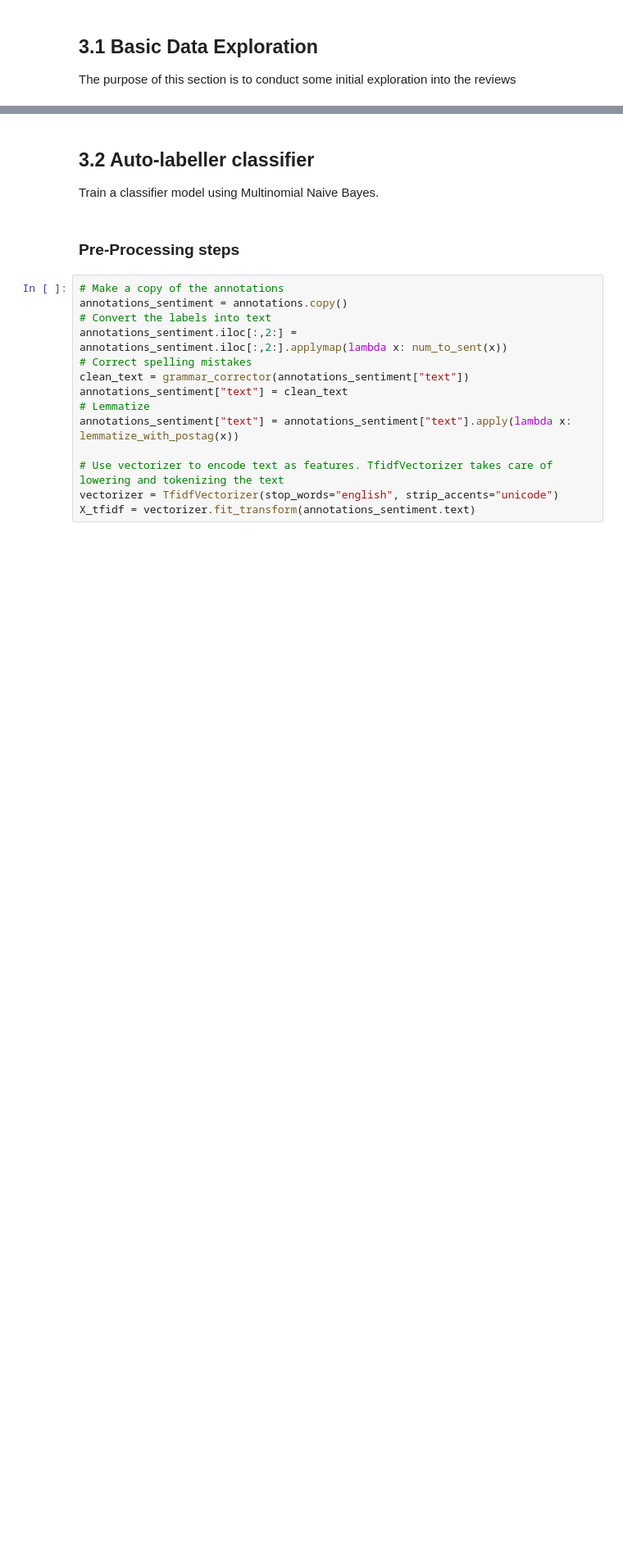
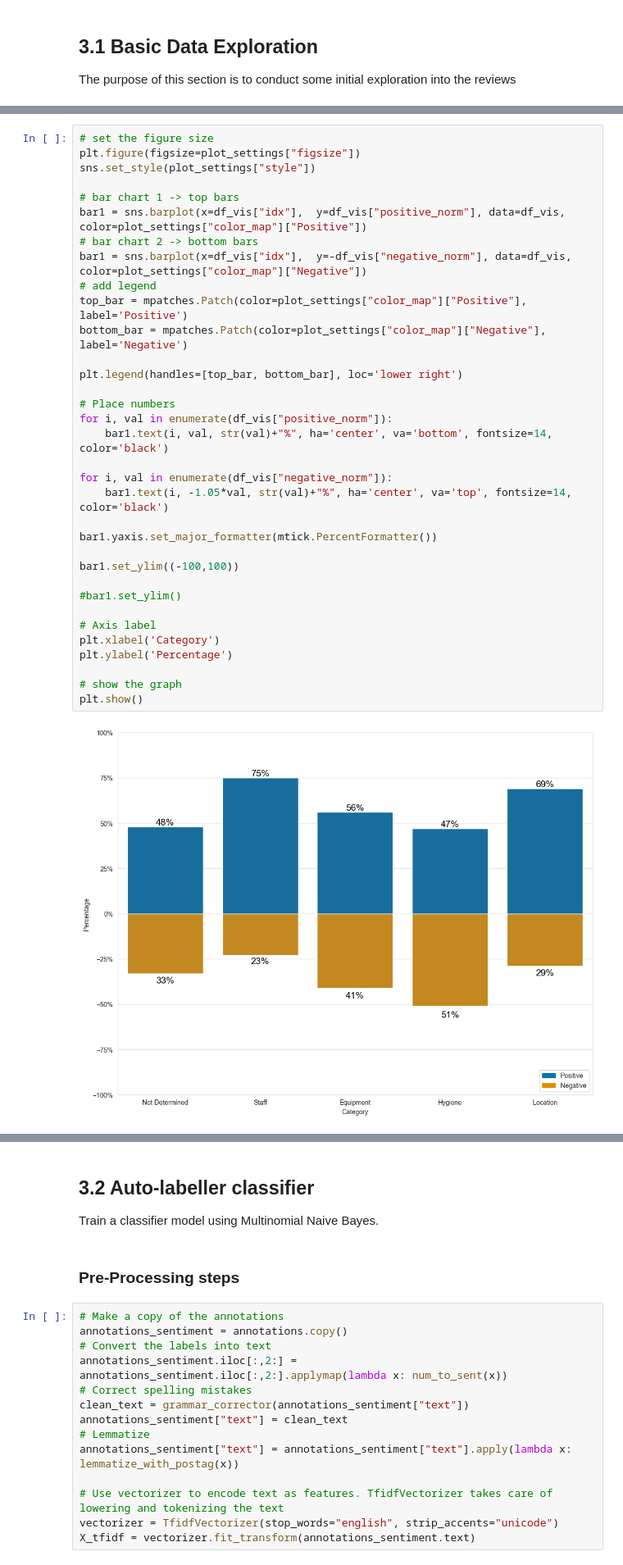
Before and after one commit to ginofazzi/data-wild-west, a Jupyter notebook: code/Project_Notebook.ipynb, the cells around one changed output, grey strips where cells are left out. Shown: that part at 82% size. Saved outputs shown, nothing was run; the diff lists cells and outputs as text; blank space fills up the shorter version.

```diff
--- a/code/Project_Notebook.ipynb
+++ b/code/Project_Notebook.ipynb
@@ -737 +657,37 @@ result_df
+# %%
+# set the figure size
+plt.figure(figsize=plot_settings["figsize"])
+sns.set_style(plot_settings["style"])
+
+# bar chart 1 -> top bars
+bar1 = sns.barplot(x=df_vis["idx"],  y=df_vis["positive_norm"], data=df_vis, color=plot_settings["color_map"]["Positive"])
+# bar chart 2 -> bottom bars
+bar1 = sns.barplot(x=df_vis["idx"],  y=-df_vis["negative_norm"], data=df_vis, color=plot_settings["color_map"]["Negative"])
+# add legend
+top_bar = mpatches.Patch(color=plot_settings["color_map"]["Positive"], label='Positive')
+bottom_bar = mpatches.Patch(color=plot_settings["color_map"]["Negative"], label='Negative')
+
+plt.legend(handles=[top_bar, bottom_bar], loc='lower right')
+
+# Place numbers
+for i, val in enumerate(df_vis["positive_norm"]):
+    bar1.text(i, val, str(val)+"%", ha='center', va='bottom', fontsize=14, color='black')
+
+for i, val in enumerate(df_vis["negative_norm"]):
+    bar1.text(i, -1.05*val, str(val)+"%", ha='center', va='top', fontsize=14, color='black')
+
+bar1.yaxis.set_major_formatter(mtick.PercentFormatter())
+
+bar1.set_ylim((-100,100))
+
+#bar1.set_ylim()
+
+# Axis label
+plt.xlabel('Category')
+plt.ylabel('Percentage')
+
+# show the graph
+plt.show()
+# %% [output]
+[figure, added]
 # %%
```
Also changed, not shown: parts of 12 cells of this notebook.
